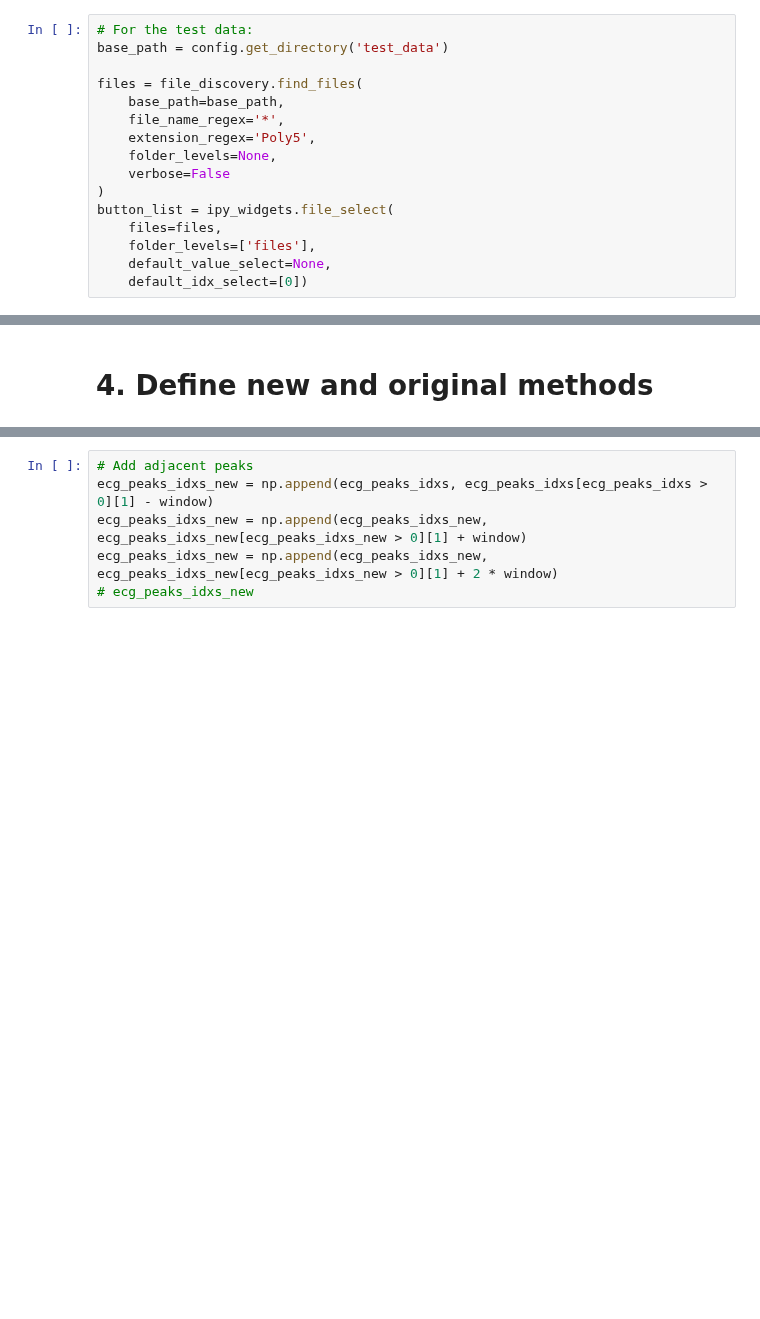
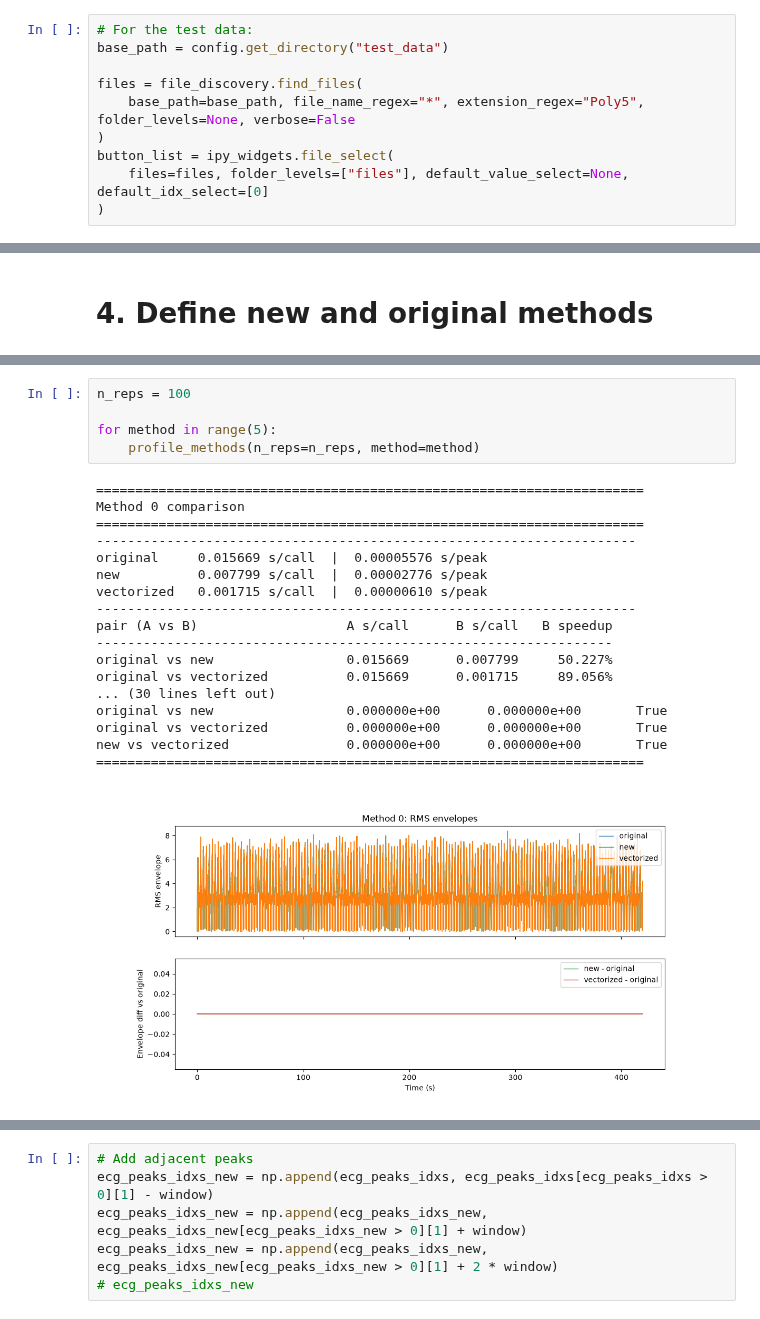
Before and after one commit to resurfemg-org/ReSurfEMG, a Jupyter notebook: notebooks/dev/feature_development/gating_np_interpolation.ipynb, the cells around one changed output, grey strips where cells are left out. Cells and saved outputs as stored; diff of their text form; blank space fills up the shorter version.

Commit message:
Enhance vectorized approach Add profiling method for execution time comparisons

```diff
--- a/notebooks/dev/feature_development/gating_np_interpolation.ipynb
+++ b/notebooks/dev/feature_development/gating_np_interpolation.ipynb
@@ -37,20 +42,14 @@ config = Config()
 ## Synthetic data
 # %%
 # For the test data:
-base_path = config.get_directory('test_data')
+base_path = config.get_directory("test_data")
 
 files = file_discovery.find_files(
-    base_path=base_path,
-    file_name_regex='*',
-    extension_regex='Poly5',
-    folder_levels=None,
-    verbose=False
+    base_path=base_path, file_name_regex="*", extension_regex="Poly5", folder_levels=None, verbose=False
 )
 button_list = ipy_widgets.file_select(
-    files=files,
-    folder_levels=['files'],
-    default_value_select=None,
-    default_idx_select=[0])
+    files=files, folder_levels=["files"], default_value_select=None, default_idx_select=[0]
+)
 # %% [output]
 interactive(children=(Dropdown(description='files:', options=('emg_data_synth_pocc.Poly5', 'emg_data_synth_qui…
 # %% [markdown]
@@ -754,0 +921,24 @@ def gating_new_vectorized(
+# %%
+n_reps = 100
+
+for method in range(5):
+    profile_methods(n_reps=n_reps, method=method)
+# %% [output]
+======================================================================
+Method 0 comparison
+======================================================================
+---------------------------------------------------------------------
+original     0.015669 s/call  |  0.00005576 s/peak
+new          0.007799 s/call  |  0.00002776 s/peak
+vectorized   0.001715 s/call  |  0.00000610 s/peak
+---------------------------------------------------------------------
+pair (A vs B)                   A s/call      B s/call   B speedup
+------------------------------------------------------------------
+original vs new                 0.015669      0.007799     50.227%
+original vs vectorized          0.015669      0.001715     89.056%
+... (30 lines left out)
+original vs new                 0.000000e+00      0.000000e+00       True
+original vs vectorized          0.000000e+00      0.000000e+00       True
+new vs vectorized               0.000000e+00      0.000000e+00       True
+======================================================================
+[figure, added]
```
Also changed, not shown: parts of 21 cells of this notebook, 1 other file.
